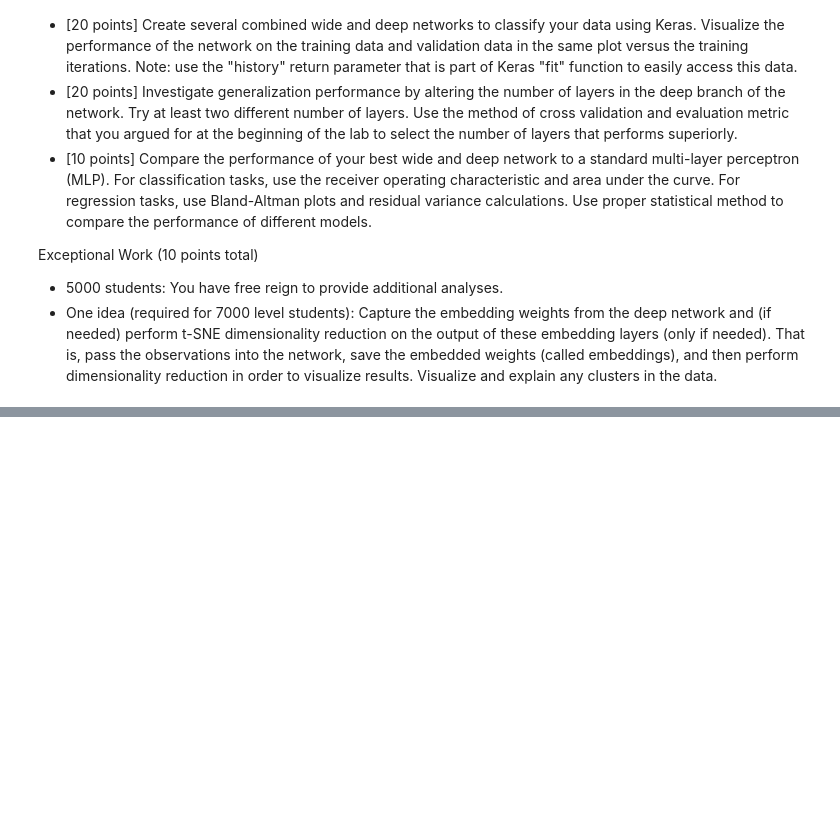
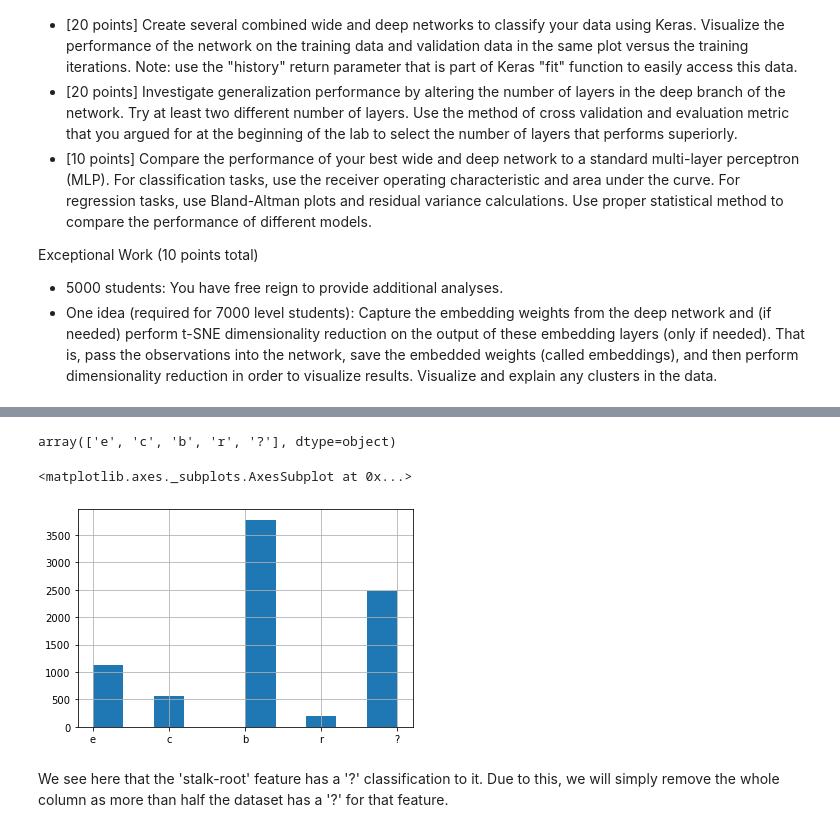
Before and after one commit to liamlows/CS5324-ML_Python, a Jupyter notebook: Lab5/Lab 5.ipynb, the cells around one changed output, grey strips where cells are left out. Saved outputs shown, nothing was run; the diff lists cells and outputs as text; code cells hidden in the pictures; blank space fills up the shorter version.

```diff
--- a/Lab5/Lab 5.ipynb
+++ b/Lab5/Lab 5.ipynb
@@ -114,0 +87,27 @@ Using TensorFlow backend.
+# %%
+column_names = ['class',
+                'cap-shape',
+                'cap-surface',
+                'cap-color',
+                'bruises',
+                'odor',
+                'gill-attachment',
+                'gill-spacing',
+                'gill-size',
+                'gill-color',
+                'stalk-shape',
+                'stalk-root',
+                'stalk-surface-above-ring',
+                'stalk-surface-below-ring',
+                'stalk-color-above-ring',
+                'stalk-color-below-ring',
+                'veil-type',
+                'veil-color',
+                'ring-number',
+                'ring-type',
+                'spore-print-color',
+                'population',
+                'habitat']
+
+mushrooms = pd.read_csv('SHROOM/agaricus-lepiota.data', header=None, names=column_names)
+data = mushrooms
@@ -114,0 +137,11 @@ Using TensorFlow backend.
+# %%
+data['stalk-root'].unique()
+# %% [output]
+array(['e', 'c', 'b', 'r', '?'], dtype=object)
+# %%
+mushrooms['stalk-root'].hist()
+# %% [output]
+<matplotlib.axes._subplots.AxesSubplot at 0x...>
+[figure, added]
+# %% [markdown]
+We see here that the 'stalk-root' feature has a '?' classification to it. Due to this, we will simply remove the whole column as more than half the dataset has a '?' for that feature.
```
Also changed, not shown: parts of 32 cells of this notebook, 5 other files.
